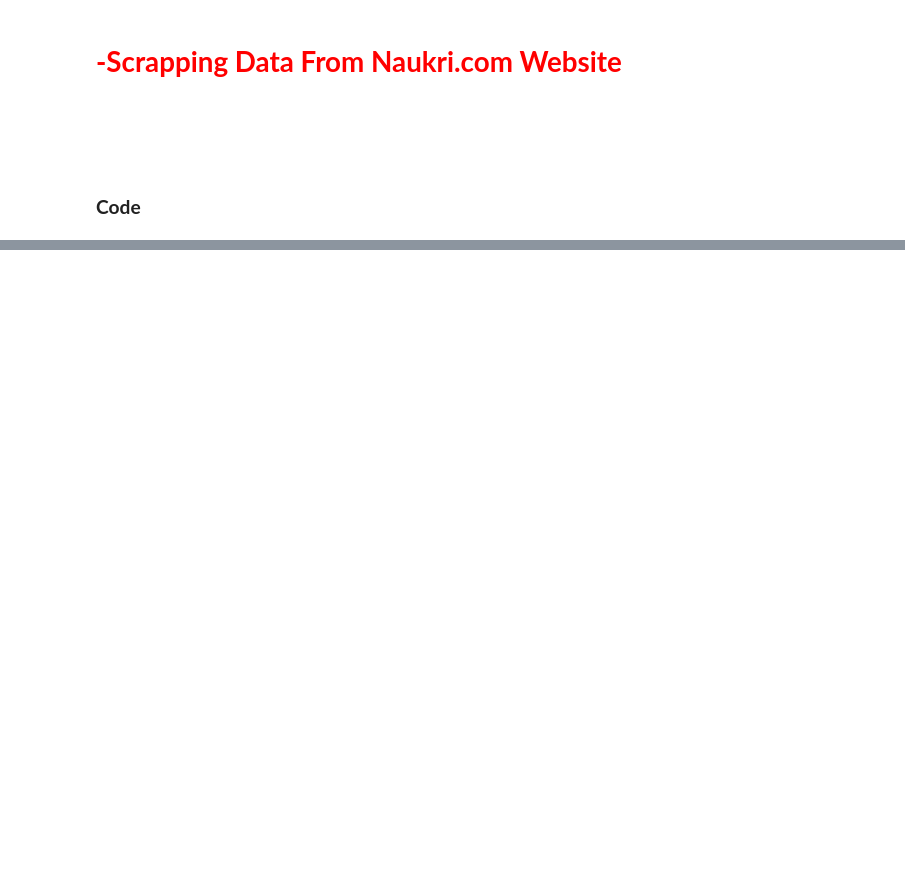
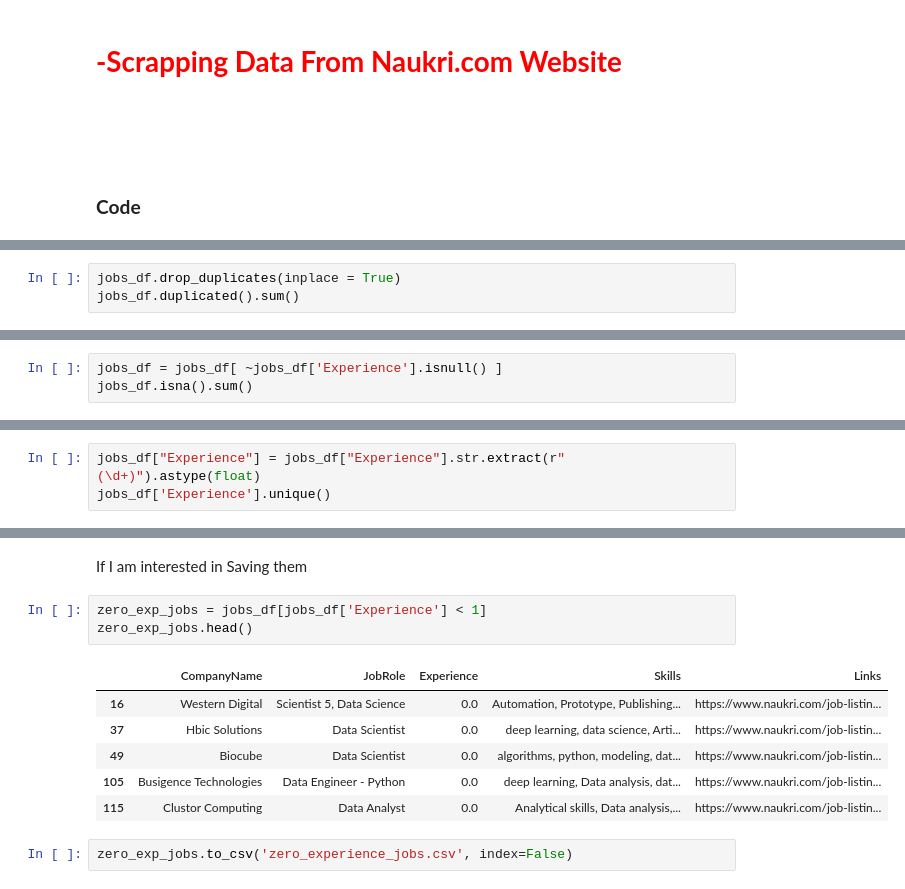
Before and after one commit to Umer2900/SkillFit-AI, a Jupyter notebook: Main/Web_Scrapping/WebScrapping.ipynb, the cells around one changed output, grey strips where cells are left out. Drawn from its saved outputs; the diff is of its cells as text; blank space fills up the shorter version.

```diff
--- a/Main/Web_Scrapping/WebScrapping.ipynb
+++ b/Main/Web_Scrapping/WebScrapping.ipynb
@@ -177,0 +234,3 @@ Initial DataFrame:
+# %%
+jobs_df.drop_duplicates(inplace = True)
+jobs_df.duplicated().sum()
@@ -177,0 +239,3 @@ Initial DataFrame:
+# %%
+jobs_df = jobs_df[ ~jobs_df['Experience'].isnull() ]
+jobs_df.isna().sum()
@@ -177,0 +299,3 @@ Initial DataFrame:
+# %%
+jobs_df["Experience"] = jobs_df["Experience"].str.extract(r"(\d+)").astype(float)
+jobs_df['Experience'].unique()
@@ -177,0 +325,14 @@ Initial DataFrame:
+# %% [markdown]
+If I am interested in Saving them
+# %%
+zero_exp_jobs = jobs_df[jobs_df['Experience'] < 1]
+zero_exp_jobs.head()
+# %% [output]
+|  | CompanyName | JobRole | Experience | Skills | Links |
+| 16 | Western Digital | Scientist 5, Data Science | 0.0 | Automation, Prototype, Publishing... | https://www.naukri.com/job-listin... |
+| 37 | Hbic Solutions | Data Scientist | 0.0 | deep learning, data science, Arti... | https://www.naukri.com/job-listin... |
+| 49 | Biocube | Data Scientist | 0.0 | algorithms, python, modeling, dat... | https://www.naukri.com/job-listin... |
+| 105 | Busigence Technologies | Data Engineer - Python | 0.0 | deep learning, Data analysis, dat... | https://www.naukri.com/job-listin... |
+| 115 | Clustor Computing | Data Analyst | 0.0 | Analytical skills, Data analysis,... | https://www.naukri.com/job-listin... |
+# %%
+zero_exp_jobs.to_csv('zero_experience_jobs.csv', index=False)
```
Also changed, not shown: parts of 27 cells of this notebook, 5 other files.
